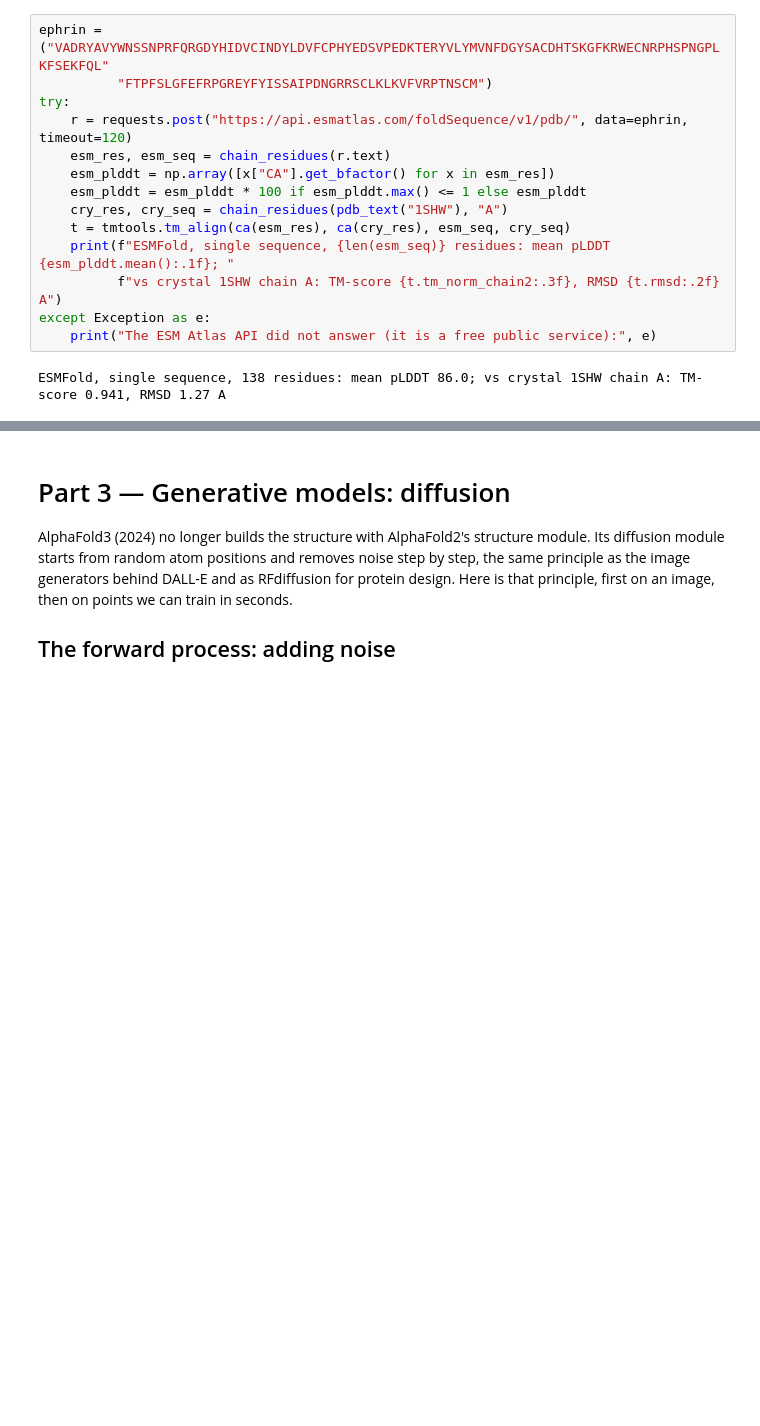
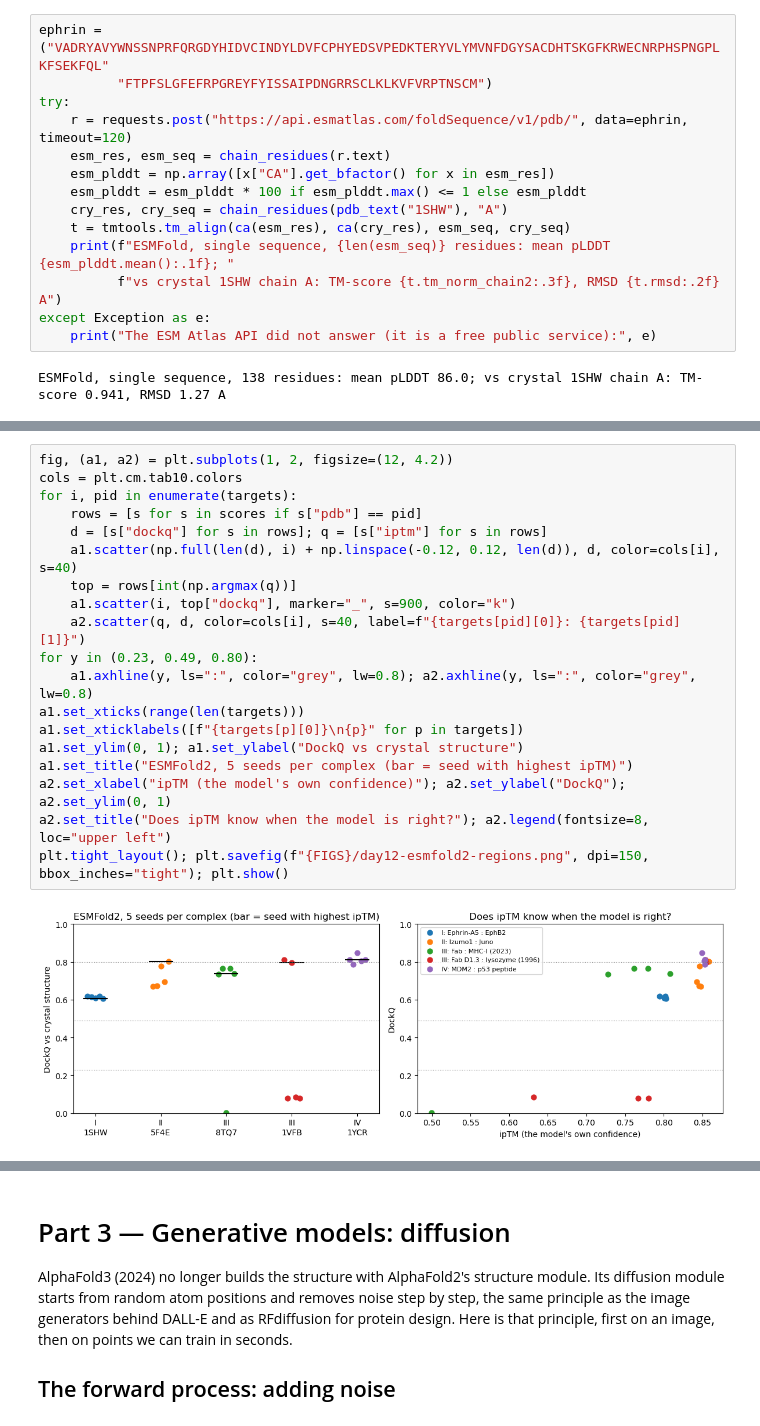
Before and after one commit to ElofssonLab/kb8029-book, a Jupyter notebook: notebooks/day12-alphafold-and-generative-models-in-code.ipynb, the cells around one changed output, grey strips where cells are left out. Drawn from its saved outputs; the diff is of its cells as text; blank space fills up the shorter version.

```diff
--- a/notebooks/day12-alphafold-and-generative-models-in-code.ipynb
+++ b/notebooks/day12-alphafold-and-generative-models-in-code.ipynb
@@ -243,0 +337,21 @@ proteins, much worse for complexes").
+# %%
+fig, (a1, a2) = plt.subplots(1, 2, figsize=(12, 4.2))
+cols = plt.cm.tab10.colors
+for i, pid in enumerate(targets):
+    rows = [s for s in scores if s["pdb"] == pid]
+    d = [s["dockq"] for s in rows]; q = [s["iptm"] for s in rows]
+    a1.scatter(np.full(len(d), i) + np.linspace(-0.12, 0.12, len(d)), d, color=cols[i], s=40)
+    top = rows[int(np.argmax(q))]
+    a1.scatter(i, top["dockq"], marker="_", s=900, color="k")
+    a2.scatter(q, d, color=cols[i], s=40, label=f"{targets[pid][0]}: {targets[pid][1]}")
+for y in (0.23, 0.49, 0.80):
+    a1.axhline(y, ls=":", color="grey", lw=0.8); a2.axhline(y, ls=":", color="grey", lw=0.8)
+a1.set_xticks(range(len(targets)))
+a1.set_xticklabels([f"{targets[p][0]}\n{p}" for p in targets])
+a1.set_ylim(0, 1); a1.set_ylabel("DockQ vs crystal structure")
+a1.set_title("ESMFold2, 5 seeds per complex (bar = seed with highest ipTM)")
+a2.set_xlabel("ipTM (the model's own confidence)"); a2.set_ylabel("DockQ"); a2.set_ylim(0, 1)
+a2.set_title("Does ipTM know when the model is right?"); a2.legend(fontsize=8, loc="upper left")
+plt.tight_layout(); plt.savefig(f"{FIGS}/day12-esmfold2-regions.png", dpi=150, bbox_inches="tight"); plt.show()
+# %% [output]
+[figure, added]
```
Also changed, not shown: parts of 4 cells of this notebook, 28 other files.
